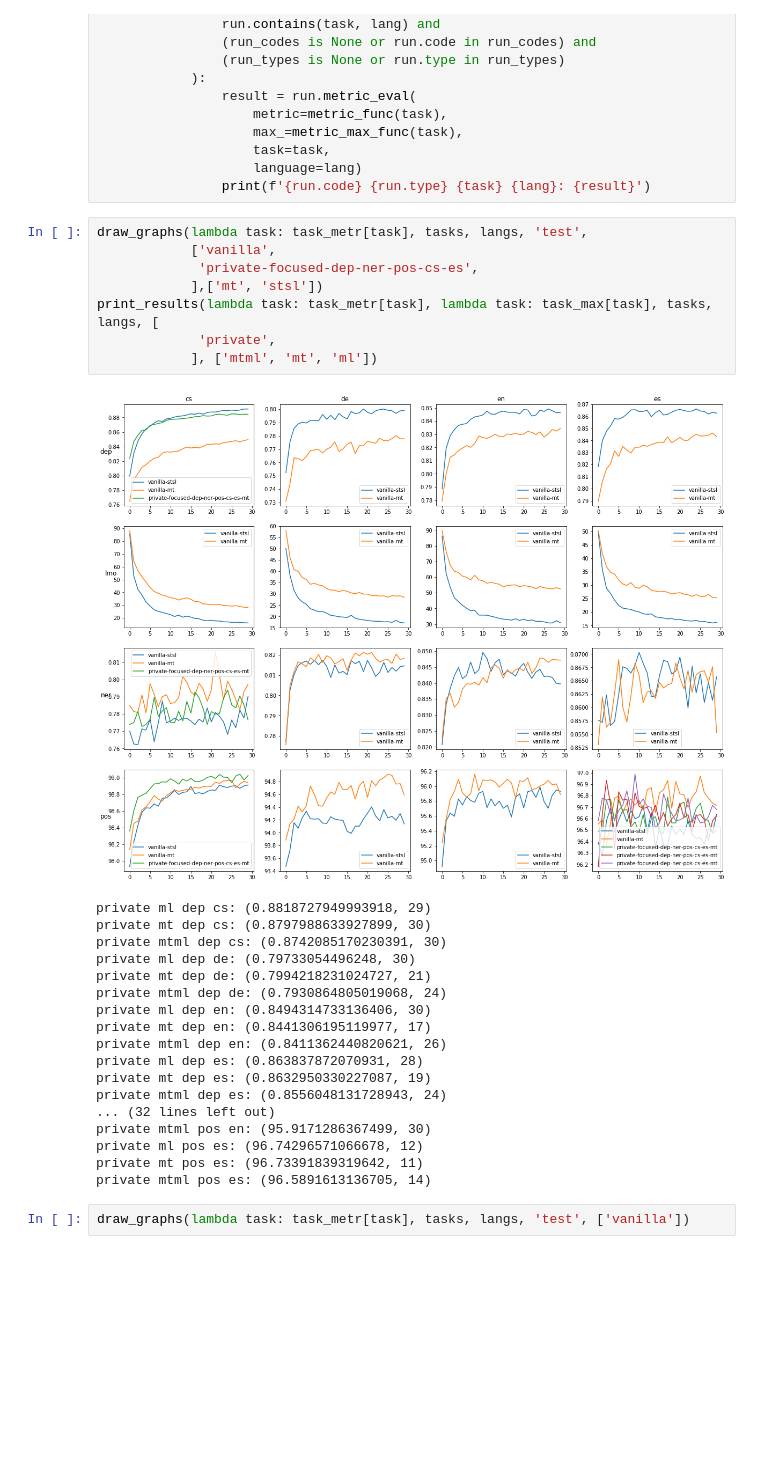
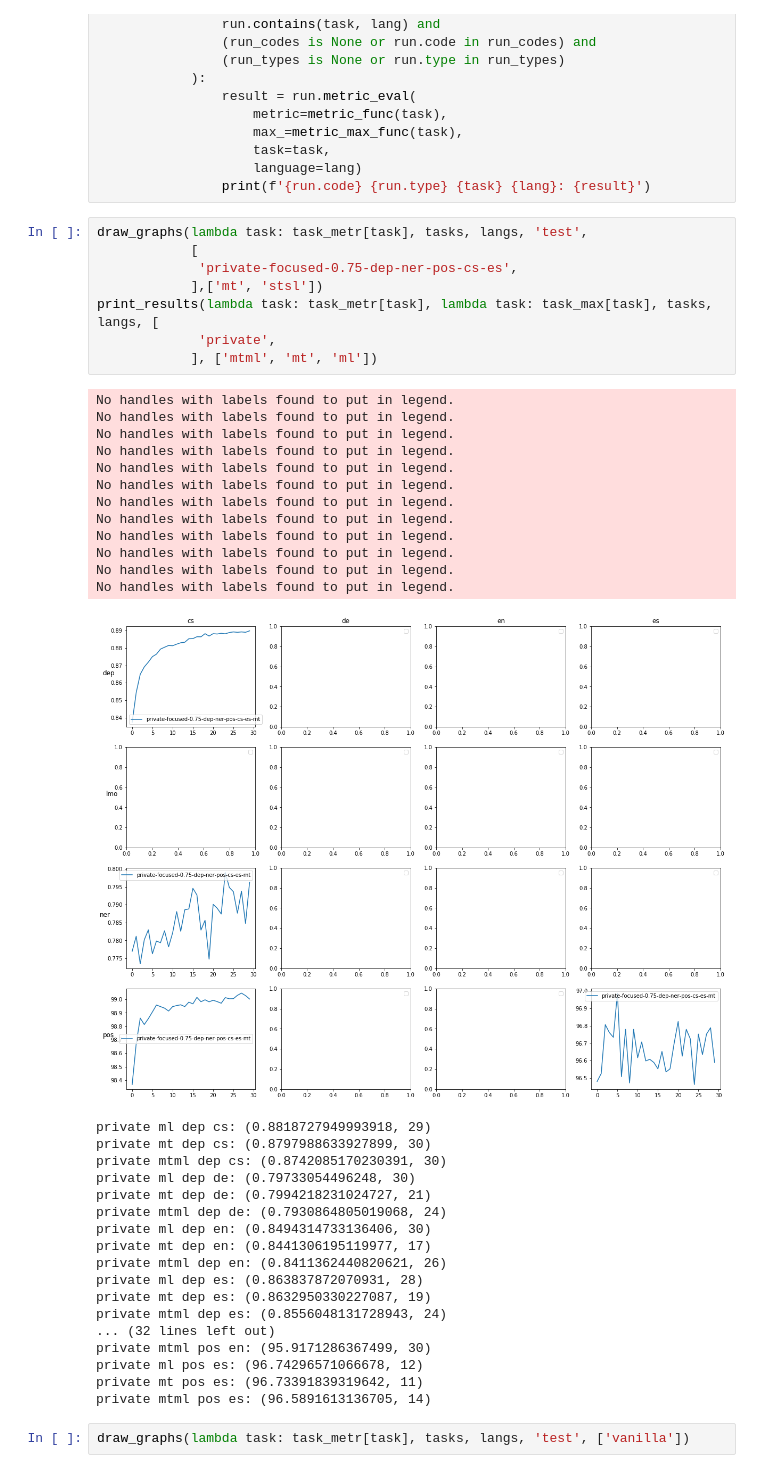
Before and after one commit to matus-pikuliak/crosslingual-parameter-sharing, a Jupyter notebook: results/notebook.ipynb, the cells around one changed output. Drawn from its saved outputs; the diff is of its cells as text; blank space fills up the shorter version.

```diff
--- a/results/notebook.ipynb
+++ b/results/notebook.ipynb
@@ -97,31 +99,43 @@ def print_results(metric_func, metric_max_func, tasks, langs, run_codes=None, ru
                 print(f'{run.code} {run.type} {task} {lang}: {result}')
 # %%
 draw_graphs(lambda task: task_metr[task], tasks, langs, 'test',
-            ['vanilla',
-             'private-focused-dep-ner-pos-cs-es',
+            [
+             'private-focused-0.75-dep-ner-pos-cs-es',
             ],['mt', 'stsl'])
 print_results(lambda task: task_metr[task], lambda task: task_max[task], tasks, langs, [
              'private',
             ], ['mtml', 'mt', 'ml'])
 # %% [output]
+No handles with labels found to put in legend.
+No handles with labels found to put in legend.
+No handles with labels found to put in legend.
+No handles with labels found to put in legend.
+No handles with labels found to put in legend.
+No handles with labels found to put in legend.
+No handles with labels found to put in legend.
+No handles with labels found to put in legend.
+No handles with labels found to put in legend.
+No handles with labels found to put in legend.
+No handles with labels found to put in legend.
+No handles with labels found to put in legend.
-[figure, old version]
+[figure, new version]
-private ml dep cs: (0.8818727949993918, 29)
-private mt dep cs: (0.8797988633927899, 30)
-private mtml dep cs: (0.8742085170230391, 30)
-private ml dep de: (0.79733054496248, 30)
-private mt dep de: (0.7994218231024727, 21)
-private mtml dep de: (0.7930864805019068, 24)
-private ml dep en: (0.8494314733136406, 30)
-private mt dep en: (0.8441306195119977, 17)
-private mtml dep en: (0.8411362440820621, 26)
-private ml dep es: (0.863837872070931, 28)
-private mt dep es: (0.8632950330227087, 19)
-private mtml dep es: (0.8556048131728943, 24)
-... (32 lines left out)
-private mtml pos en: (95.9171286367499, 30)
-private ml pos es: (96.74296571066678, 12)
-private mt pos es: (96.73391839319642, 11)
-private mtml pos es: (96.5891613136705, 14)
+private ml dep cs: (0.8818727949993918, 29)
+private mt dep cs: (0.8797988633927899, 30)
+private mtml dep cs: (0.8742085170230391, 30)
+private ml dep de: (0.79733054496248, 30)
+private mt dep de: (0.7994218231024727, 21)
+private mtml dep de: (0.7930864805019068, 24)
+private ml dep en: (0.8494314733136406, 30)
+private mt dep en: (0.8441306195119977, 17)
+private mtml dep en: (0.8411362440820621, 26)
+private ml dep es: (0.863837872070931, 28)
+private mt dep es: (0.8632950330227087, 19)
+private mtml dep es: (0.8556048131728943, 24)
+... (32 lines left out)
+private mtml pos en: (95.9171286367499, 30)
+private ml pos es: (96.74296571066678, 12)
+private mt pos es: (96.73391839319642, 11)
+private mtml pos es: (96.5891613136705, 14)
 # %%
 draw_graphs(lambda task: task_metr[task], tasks, langs, 'test', ['vanilla'])
 # %%
```
Also changed, not shown: parts of 2 cells of this notebook, 1 other file.
